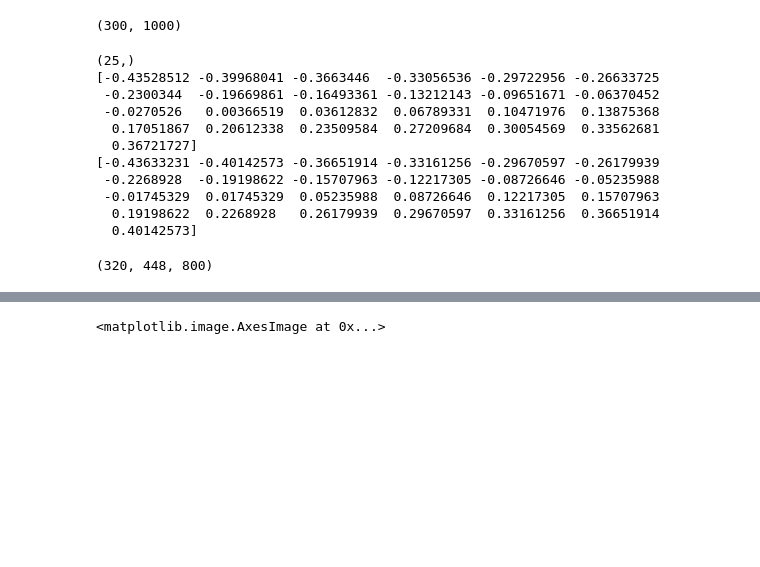
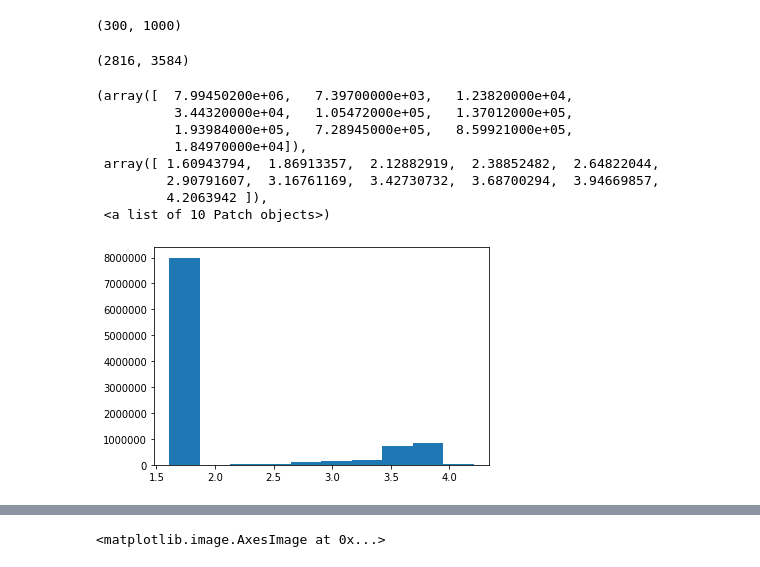
Before and after one commit to PranjalSahu/newrecon, a Jupyter notebook: astra-code.ipynb, the cells around one changed output, grey strips where cells are left out. Cells and saved outputs as stored; diff of their text form; code cells hidden in the pictures; blank space fills up the shorter version.

Commit message:
Code for reading the projections

```diff
--- a/astra-code.ipynb
+++ b/astra-code.ipynb
@@ -1711,26 +1711,3 @@ g_noi_nonoise = g_noi;
 #print(s.shape)
 # %% [output]
 (300, 1000)
-# %%
-a = np.fromfile("/media/dril/ubuntudata/DBT_recon_data/CE16/angles.ini", dtype='float32')
-print(a.shape)
-print(a)
-theta   = np.arange(-5*5, 5*5, 2)*np.pi/180
-print(theta)
-# %% [output]
-(25,)
-[-0.43528512 -0.39968041 -0.3663446  -0.33056536 -0.29722956 -0.26633725
- -0.2300344  -0.19669861 -0.16493361 -0.13212143 -0.09651671 -0.06370452
- -0.0270526   0.00366519  0.03612832  0.06789331  0.10471976  0.13875368
-  0.17051867  0.20612338  0.23509584  0.27209684  0.30054569  0.33562681
-  0.36721727]
-[-0.43633231 -0.40142573 -0.36651914 -0.33161256 -0.29670597 -0.26179939
- -0.2268928  -0.19198622 -0.15707963 -0.12217305 -0.08726646 -0.05235988
- -0.01745329  0.01745329  0.05235988  0.08726646  0.12217305  0.15707963
-  0.19198622  0.2268928   0.26179939  0.29670597  0.33161256  0.36651914
-  0.40142573]
-# %%
-testvol = np.zeros([320, 448, 800])
-print(testvol.shape)
-# %% [output]
-(320, 448, 800)
@@ -1736,0 +1876,35 @@ print(testvol.shape)
+# %%
+# Code for reading the projections
+
+import pydicom
+import glob
+
+x = []
+y = []
+
+proj_paths = glob.glob("/media/dril/ubuntudata/DBT_recon_data/CE11/*.IMA")
+for p in proj_paths:
+    a    = pydicom.dcmread(p)
+    temp = a.pixel_array.T
+    temp = np.log(10000)-np.log(temp)
+    x.append(temp)
+    y.append(float(a[0x00181530].value))
+y = np.array(y)*np.pi/180
+
+z = [x for _,x in sorted(zip(y, x))]
+print(z[0].shape)
+# %% [output]
+(2816, 3584)
+# %%
+#plt.imshow(z[12], cmap='gray')
+plt.hist(z[12].flatten())
+# %% [output]
+(array([  7.99450200e+06,   7.39700000e+03,   1.23820000e+04,
+          3.44320000e+04,   1.05472000e+05,   1.37012000e+05,
+          1.93984000e+05,   7.28945000e+05,   8.59921000e+05,
+          1.84970000e+04]),
+ array([ 1.60943794,  1.86913357,  2.12882919,  2.38852482,  2.64822044,
+         2.90791607,  3.16761169,  3.42730732,  3.68700294,  3.94669857,
+         4.2063942 ]),
+ <a list of 10 Patch objects>)
+[figure, added]
```
Also changed, not shown: parts of 8 cells of this notebook.
